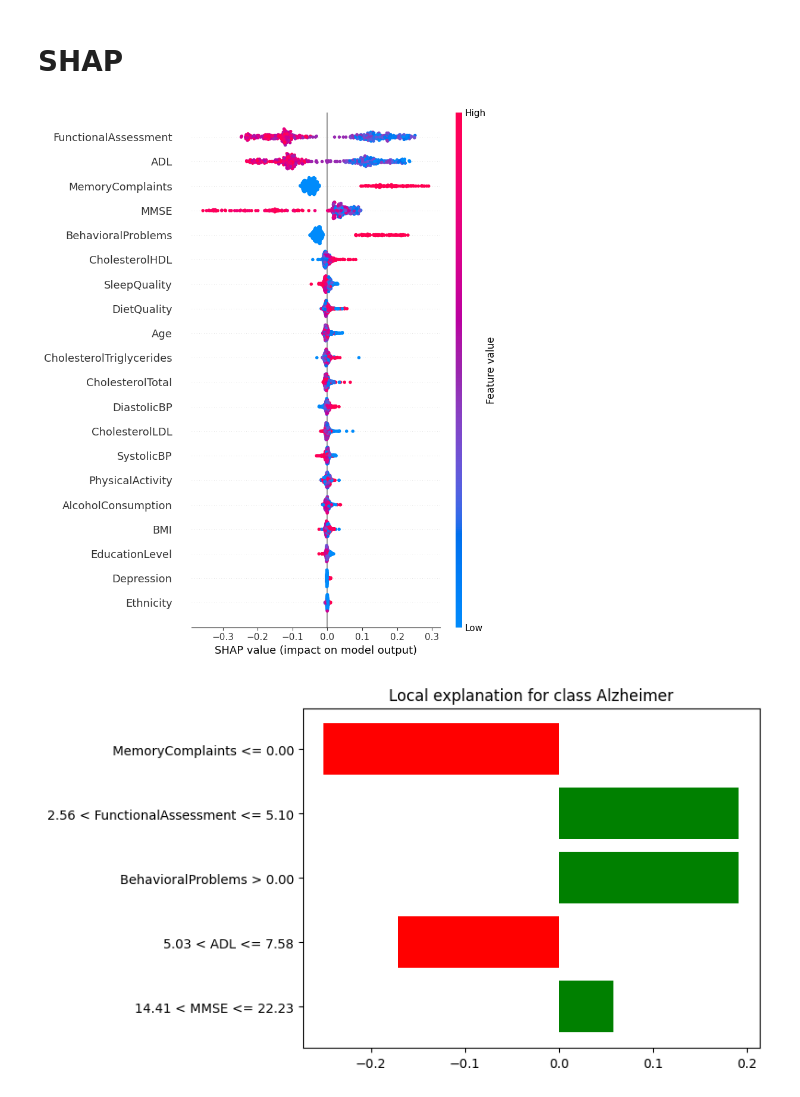
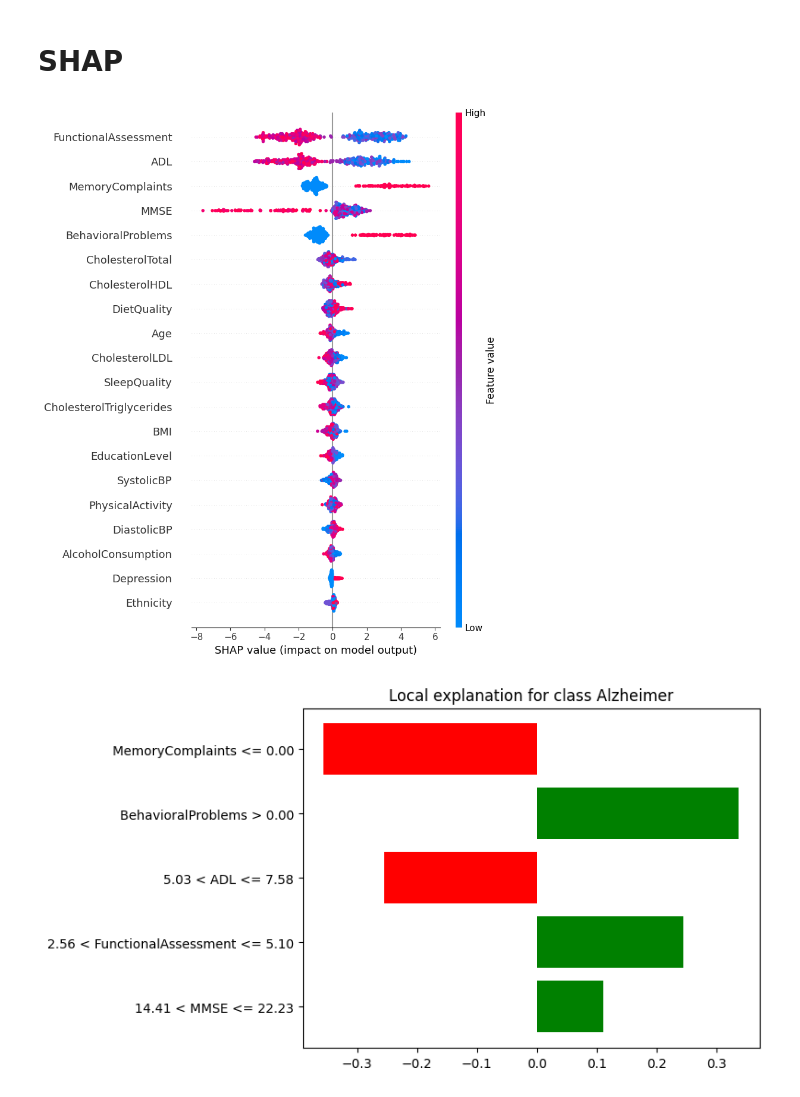
Before and after one commit to HuynhHanDong/Alzheimer-Classification, a Jupyter notebook: train_ML.ipynb, the cells around one changed output. Saved outputs shown, nothing was run; the diff lists cells and outputs as text; code cells hidden in the pictures.

```diff
--- a/train_ML.ipynb
+++ b/train_ML.ipynb
@@ -422,22 +422,18 @@ plt.show()
 # %% [markdown]
 # Training
 # %%
-from sklearn.model_selection import train_test_split
-from sklearn.metrics import ConfusionMatrixDisplay, confusion_matrix, accuracy_score, classification_report, roc_curve, auc
+from sklearn.model_selection import train_test_split, GridSearchCV, cross_val_score
+from sklearn.metrics import confusion_matrix, classification_report, accuracy_score, roc_auc_score, roc_curve, auc
+from sklearn.tree import DecisionTreeClassifier
+from sklearn.ensemble import RandomForestClassifier, AdaBoostClassifier, GradientBoostingClassifier
+import xgboost
 
 X = data.drop(['Diagnosis'], axis = 1)
 y = data['Diagnosis']
 
-X_train, X_validation, y_train, y_validation = train_test_split(X, y, test_size=0.2, random_state=42, shuffle=True)
-X_valid, X_test, y_valid, y_test = train_test_split(X_validation, y_validation, test_size=0.5, random_state=42, shuffle=True)
-
-
+X_train, X_test, y_train, y_test = train_test_split(X, y, test_size=0.2, random_state=42, shuffle=True)
 print(X_train.shape)
-print(X_validation.shape)
-print(X_valid.shape)
 print(X_test.shape)
-
-models = dict()
 # %% [output]
 (1719, 32)
 (430, 32)
@@ -591,20 +532,0 @@ weighted avg       0.50      0.53      0.51       215
-# %%
-from sklearn.cluster import KMeans
-
-kmeans_model = KMeans(n_clusters=2, random_state=0)
-
-kmeans_model.fit(X_train, y_train)
-y_pred = kmeans_model.predict(X_test)
-
-accuracy = accuracy_score(y_test, y_pred)
-print(f"Accuracy: {accuracy:.2f}")
-models['K Means'] = [accuracy]
-
-print(classification_report(y_test, y_pred))
-
-# Show confusion matrix
-cm = confusion_matrix(y_test, y_pred)
-cm_display = ConfusionMatrixDisplay(confusion_matrix = cm, display_labels = ['No', 'Yes'])
-cm_display.plot()
-plt.title("Confusion matrix")
-plt.show()
@@ -658,39 +1062,38 @@ joblib.dump(random_forest_model, 'saved_models/random_forest_classifier.pkl')
 # %%
 import shap
 
-# Explain model predictions using SHAP for Random Forest
-explainer = shap.TreeExplainer(random_forest_model)
+# Explain model predictions using SHAP for the best model
+explainer = shap.Explainer(best_xgb)
 shap_values = explainer.shap_values(X_test)
-
-shap.summary_plot(shap_values[:, :, 1], X_test)
+shap.summary_plot(shap_values, X_test)
 # %% [output]
-[figure, old version]
+[figure, new version]
 # %%
 from lime.lime_tabular import LimeTabularExplainer
 
 # Get the class names
-class_names = ['Not Alzheimer', 'Alzheimer']
+class_names = ["Not Alzheimer's", "Alzheimer's"]
 
 # Get the feature names
 feature_names = list(X_train.columns)
 
 # Fit the Explainer on the training data set using the LimeTabularExplainer
 explainer = LimeTabularExplainer(X_train.values, feature_names =
                                  feature_names,
                                  class_names = class_names,
                                  mode = 'classification')
 
 # Select an instance to explain
 instance_index = 100  # Change this index to select a different instance
 instance = X_test.iloc[instance_index].values.reshape(1, -1)
 
 # Predict function should return probability estimates
-predict_fn = random_forest_model.predict_proba  # Assuming your model has this method
+predict_fn = best_xgb.predict_proba
 
 # Generate explanation for the selected instance
 explanation = explainer.explain_instance(instance.flatten(), predict_fn, num_features=5)
 
 explanation.as_pyplot_figure()
 plt.show()
 # %% [output]
-[figure, old version]
+[figure, new version]
```
Also changed, not shown: parts of 43 cells of this notebook, 3 other files.
